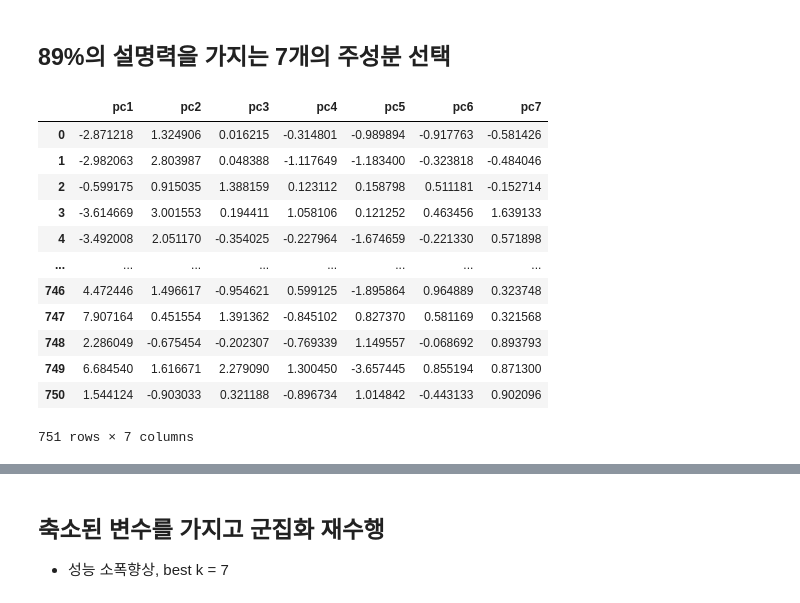
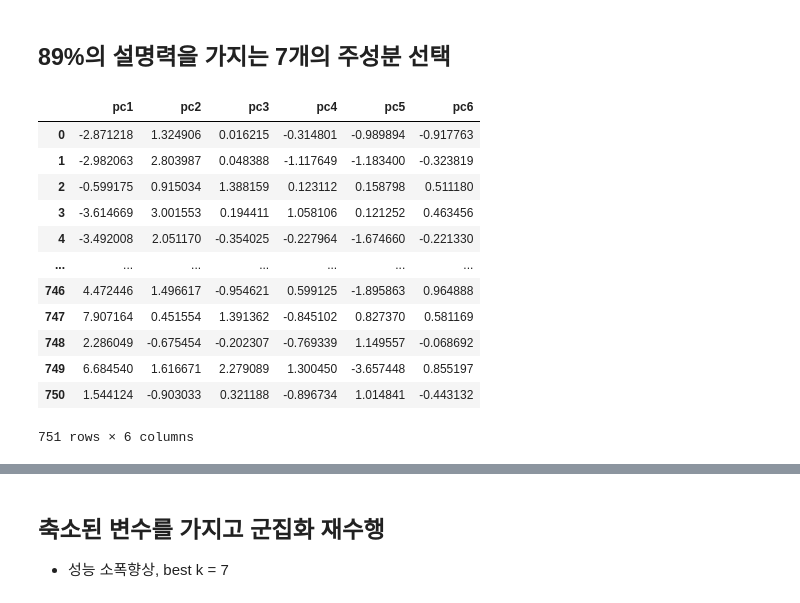
Before and after one commit to Team-HandL/SAC, a Jupyter notebook: 02_ML_Modeling.ipynb, the cells around one changed output, grey strips where cells are left out. Drawn from its saved outputs; the diff is of its cells as text; code cells hidden in the pictures.

```diff
--- a/02_ML_Modeling.ipynb
+++ b/02_ML_Modeling.ipynb
@@ -234,17 +273,23 @@ scaled_data = scaler.fit_transform(df)
 
 k_list = []
 variance_ex = []
-for k in range(2, 11):
+for k in range(0, 11):
 
-    pca = PCA(n_components = k)
-    pca.fit_transform(scaled_data)
+    if k == 0:
+        k_list.append(k)
+        variance_ex.append(0)
 
-    k_list.append(k)
-    variance_ex.append(sum(pca.explained_variance_ratio_))
+    else:
+        pca = PCA(n_components = k)
+        pca.fit_transform(scaled_data)
+
+        k_list.append(k)
+        variance_ex.append(sum(pca.explained_variance_ratio_))
 
 sns.lineplot(x = k_list, y = variance_ex)
 plt.xlabel('num of components')
 plt.ylabel('explained_variance')
-plt.title('num : 7, explain : 89%')
+plt.ylim((1, 0))
+plt.title('num : 6, explain : 85%')
 plt.show()
 # %% [output]
@@ -251,0 +301,4 @@ plt.show()
+# %%
+pca = PCA(n_components = 6)
+pca.fit_transform(scaled_data)
+sum(pca.explained_variance_ratio_)
@@ -252,24 +321,24 @@ plt.show()
 # %% [markdown]
 ## 89%의 설명력을 가지는 7개의 주성분 선택
 # %%
-pca = PCA(n_components = 7)
+pca = PCA(n_components = 6)
 components = pca.fit_transform(scaled_data)
 
-cols = ['pc1', 'pc2', 'pc3', 'pc4', 'pc5', 'pc6', 'pc7']
+cols = ['pc1', 'pc2', 'pc3', 'pc4', 'pc5', 'pc6']
 pca_df = pd.DataFrame(data = components, columns = cols)
 
 pca_df
 # %% [output]
-|  | pc1 | pc2 | pc3 | pc4 | pc5 | pc6 | pc7 |
-| 0 | -2.871218 | 1.324906 | 0.016215 | -0.314801 | -0.989894 | -0.917763 | -0.581426 |
-| 1 | -2.982063 | 2.803987 | 0.048388 | -1.117649 | -1.183400 | -0.323818 | -0.484046 |
-| 2 | -0.599175 | 0.915035 | 1.388159 | 0.123112 | 0.158798 | 0.511181 | -0.152714 |
-| 3 | -3.614669 | 3.001553 | 0.194411 | 1.058106 | 0.121252 | 0.463456 | 1.639133 |
-| 4 | -3.492008 | 2.051170 | -0.354025 | -0.227964 | -1.674659 | -0.221330 | 0.571898 |
-| ... | ... | ... | ... | ... | ... | ... | ... |
-| 746 | 4.472446 | 1.496617 | -0.954621 | 0.599125 | -1.895864 | 0.964889 | 0.323748 |
-| 747 | 7.907164 | 0.451554 | 1.391362 | -0.845102 | 0.827370 | 0.581169 | 0.321568 |
-| 748 | 2.286049 | -0.675454 | -0.202307 | -0.769339 | 1.149557 | -0.068692 | 0.893793 |
-| 749 | 6.684540 | 1.616671 | 2.279090 | 1.300450 | -3.657445 | 0.855194 | 0.871300 |
-| 750 | 1.544124 | -0.903033 | 0.321188 | -0.896734 | 1.014842 | -0.443133 | 0.902096 |
+|  | pc1 | pc2 | pc3 | pc4 | pc5 | pc6 |
+| 0 | -2.871218 | 1.324906 | 0.016215 | -0.314801 | -0.989894 | -0.917763 |
+| 1 | -2.982063 | 2.803987 | 0.048388 | -1.117649 | -1.183400 | -0.323819 |
+| 2 | -0.599175 | 0.915034 | 1.388159 | 0.123112 | 0.158798 | 0.511180 |
+| 3 | -3.614669 | 3.001553 | 0.194411 | 1.058106 | 0.121252 | 0.463456 |
+| 4 | -3.492008 | 2.051170 | -0.354025 | -0.227964 | -1.674660 | -0.221330 |
+| ... | ... | ... | ... | ... | ... | ... |
+| 746 | 4.472446 | 1.496617 | -0.954621 | 0.599125 | -1.895863 | 0.964888 |
+| 747 | 7.907164 | 0.451554 | 1.391362 | -0.845102 | 0.827370 | 0.581169 |
+| 748 | 2.286049 | -0.675454 | -0.202307 | -0.769339 | 1.149557 | -0.068692 |
+| 749 | 6.684540 | 1.616671 | 2.279089 | 1.300450 | -3.657448 | 0.855197 |
+| 750 | 1.544124 | -0.903033 | 0.321188 | -0.896734 | 1.014841 | -0.443132 |
-751 rows × 7 columns
+751 rows × 6 columns
```
Also changed, not shown: parts of 14 cells of this notebook, 3 other files.
